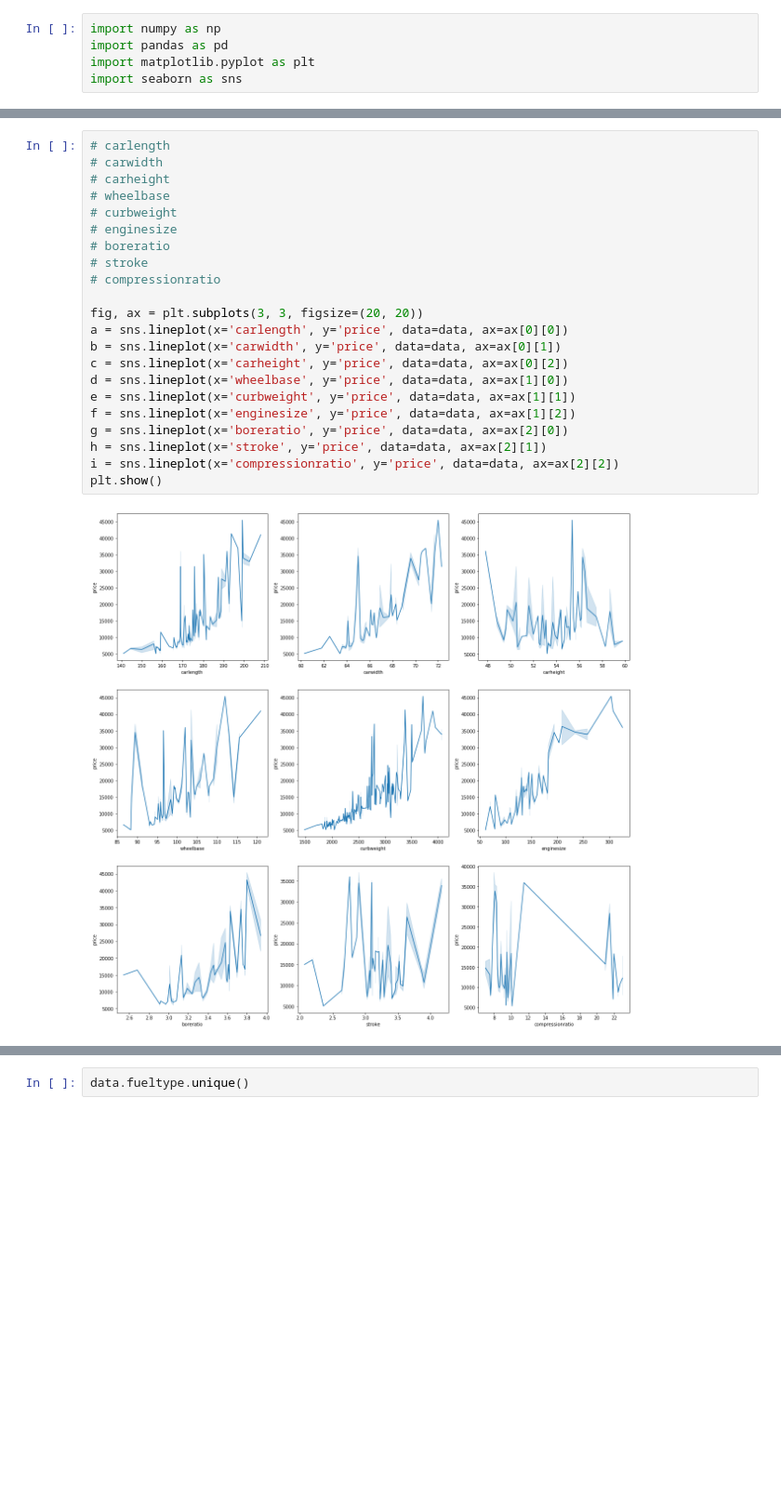
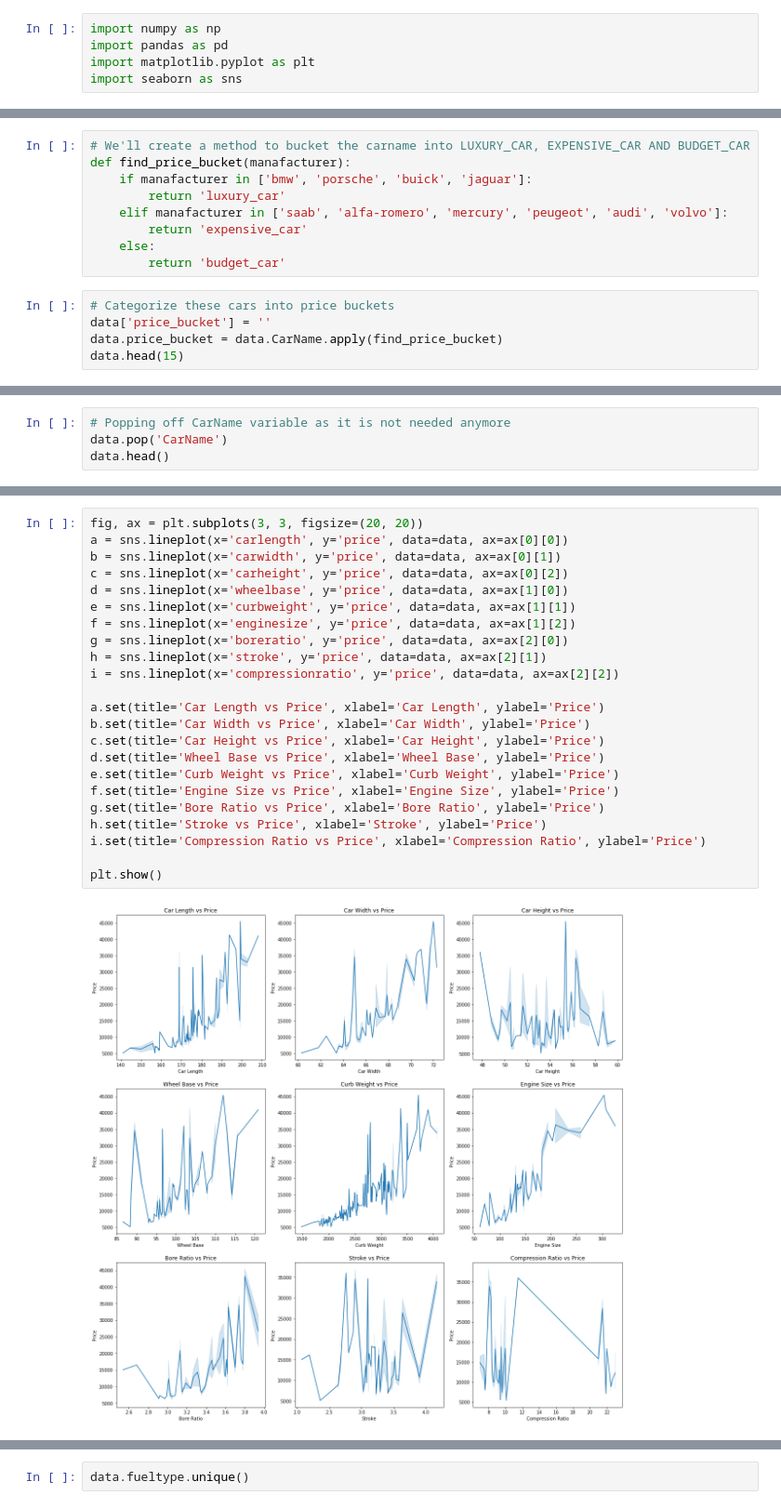
Before and after one commit to vivekav-96/UpGrad-PGDML, a Jupyter notebook: Assignment-LinearRegression/car_price_assignment.ipynb, the cells around one changed output, grey strips where cells are left out. Shown at 93% size. Drawn from its saved outputs; the diff is of its cells as text; blank space fills up the shorter version.

```diff
--- a/Assignment-LinearRegression/car_price_assignment.ipynb
+++ b/Assignment-LinearRegression/car_price_assignment.ipynb
@@ -112,0 +171,14 @@ set(data.CarName)
+# %%
+# We'll create a method to bucket the carname into LUXURY_CAR, EXPENSIVE_CAR AND BUDGET_CAR
+def find_price_bucket(manafacturer):
+    if manafacturer in ['bmw', 'porsche', 'buick', 'jaguar']:
+        return 'luxury_car'
+    elif manafacturer in ['saab', 'alfa-romero', 'mercury', 'peugeot', 'audi', 'volvo']:
+        return 'expensive_car'
+    else:
+        return 'budget_car'
+# %%
+# Categorize these cars into price buckets
+data['price_bucket'] = ''
+data.price_bucket = data.CarName.apply(find_price_bucket)
+data.head(15)
@@ -112,0 +203,4 @@ set(data.CarName)
+# %%
+# Popping off CarName variable as it is not needed anymore
+data.pop('CarName')
+data.head()
@@ -163,27 +297,28 @@ plt.show()
 # %%
-# carlength
-# carwidth
-# carheight
-# wheelbase
-# curbweight
-# enginesize
-# boreratio
-# stroke
-# compressionratio
-
 fig, ax = plt.subplots(3, 3, figsize=(20, 20))
 a = sns.lineplot(x='carlength', y='price', data=data, ax=ax[0][0])
 b = sns.lineplot(x='carwidth', y='price', data=data, ax=ax[0][1])
 c = sns.lineplot(x='carheight', y='price', data=data, ax=ax[0][2])
 d = sns.lineplot(x='wheelbase', y='price', data=data, ax=ax[1][0])
 e = sns.lineplot(x='curbweight', y='price', data=data, ax=ax[1][1])
 f = sns.lineplot(x='enginesize', y='price', data=data, ax=ax[1][2])
 g = sns.lineplot(x='boreratio', y='price', data=data, ax=ax[2][0])
 h = sns.lineplot(x='stroke', y='price', data=data, ax=ax[2][1])
 i = sns.lineplot(x='compressionratio', y='price', data=data, ax=ax[2][2])
+
+a.set(title='Car Length vs Price', xlabel='Car Length', ylabel='Price')
+b.set(title='Car Width vs Price', xlabel='Car Width', ylabel='Price')
+c.set(title='Car Height vs Price', xlabel='Car Height', ylabel='Price')
+d.set(title='Wheel Base vs Price', xlabel='Wheel Base', ylabel='Price')
+e.set(title='Curb Weight vs Price', xlabel='Curb Weight', ylabel='Price')
+f.set(title='Engine Size vs Price', xlabel='Engine Size', ylabel='Price')
+g.set(title='Bore Ratio vs Price', xlabel='Bore Ratio', ylabel='Price')
+h.set(title='Stroke vs Price', xlabel='Stroke', ylabel='Price')
+i.set(title='Compression Ratio vs Price', xlabel='Compression Ratio', ylabel='Price')
+
 plt.show()
 # %% [output]
-[figure, old version]
+[figure, new version]
 # %% [markdown]
 The price seems to have a positive correlation with the following numeric attributes.
 * `carlength`
```
Also changed, not shown: parts of 76 cells of this notebook, 1 other file.
